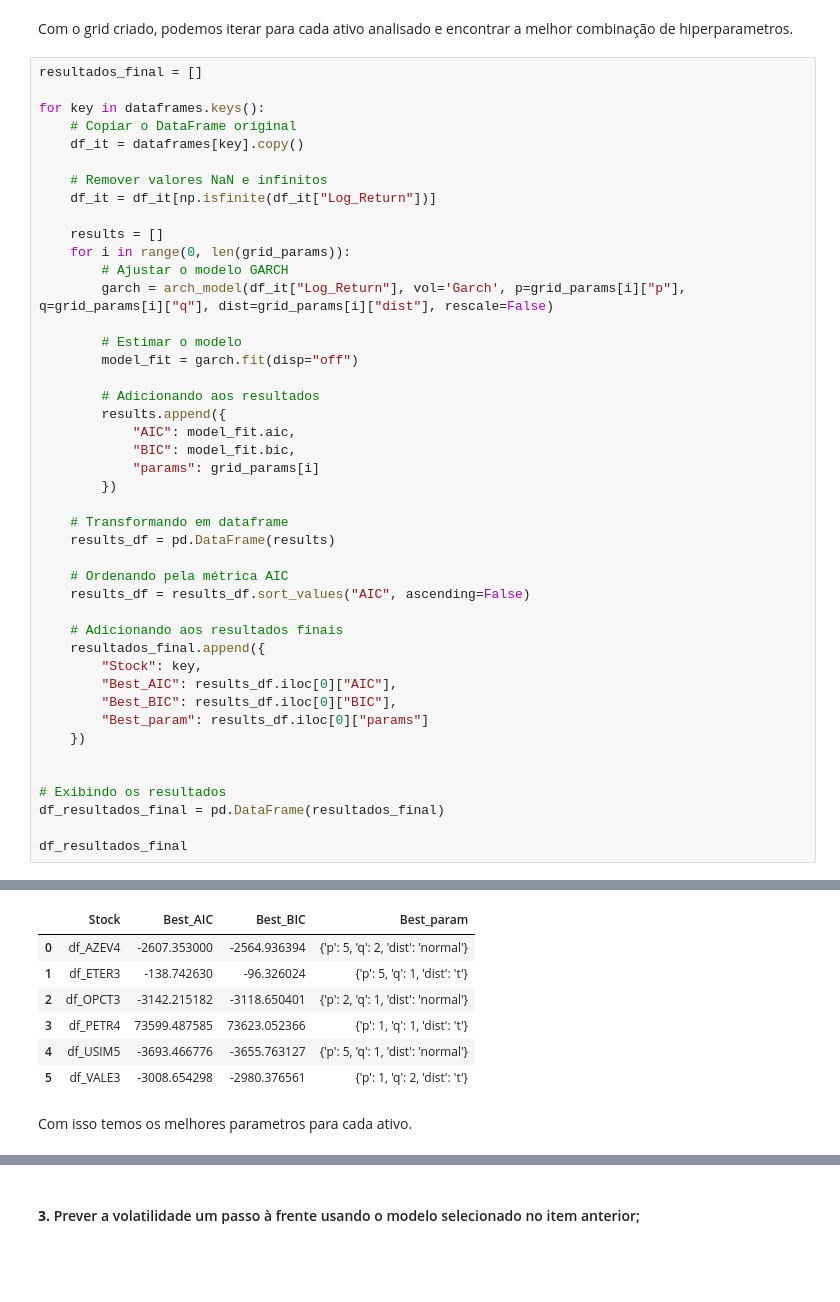
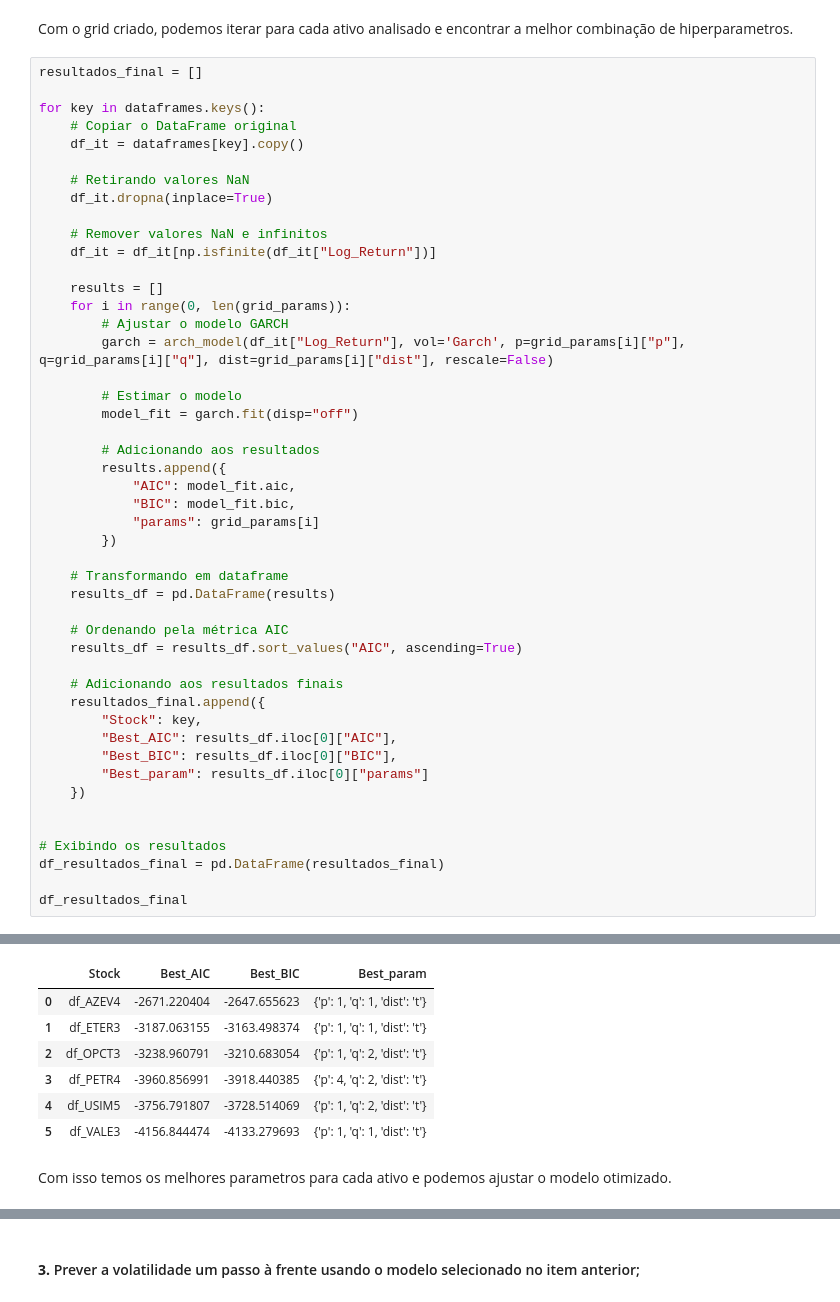
Before and after one commit to murilocechin/financial_analytics_final, a Jupyter notebook: tarefas.ipynb, the cells around one changed output, grey strips where cells are left out. Drawn from its saved outputs; the diff is of its cells as text; blank space fills up the shorter version.

```diff
--- a/tarefas.ipynb
+++ b/tarefas.ipynb
@@ -319,6 +319,9 @@ resultados_final = []
 for key in dataframes.keys():
     # Copiar o DataFrame original
     df_it = dataframes[key].copy()
+
+    # Retirando valores NaN
+    df_it.dropna(inplace=True)
 
     # Remover valores NaN e infinitos
     df_it = df_it[np.isfinite(df_it["Log_Return"])]
@@ -342,40 +345,40 @@ for key in dataframes.keys():
     results_df = pd.DataFrame(results)
 
     # Ordenando pela métrica AIC
-    results_df = results_df.sort_values("AIC", ascending=False)
+    results_df = results_df.sort_values("AIC", ascending=True)
 
     # Adicionando aos resultados finais
     resultados_final.append({
         "Stock": key,
         "Best_AIC": results_df.iloc[0]["AIC"],
         "Best_BIC": results_df.iloc[0]["BIC"],
         "Best_param": results_df.iloc[0]["params"]
     })
 
 
 # Exibindo os resultados
 df_resultados_final = pd.DataFrame(resultados_final)
 
 df_resultados_final
 # %% [output]
 Inequality constraints incompatible
 See scipy.optimize.fmin_slsqp for code meaning.
 
   warnings.warn(
 Positive directional derivative for linesearch
 See scipy.optimize.fmin_slsqp for code meaning.
 
   warnings.warn(
 Positive directional derivative for linesearch
 See scipy.optimize.fmin_slsqp for code meaning.
 
   warnings.warn(
 |  | Stock | Best_AIC | Best_BIC | Best_param |
-| 0 | df_AZEV4 | -2607.353000 | -2564.936394 | {'p': 5, 'q': 2, 'dist': 'normal'} |
-| 1 | df_ETER3 | -138.742630 | -96.326024 | {'p': 5, 'q': 1, 'dist': 't'} |
-| 2 | df_OPCT3 | -3142.215182 | -3118.650401 | {'p': 2, 'q': 1, 'dist': 'normal'} |
-| 3 | df_PETR4 | 73599.487585 | 73623.052366 | {'p': 1, 'q': 1, 'dist': 't'} |
-| 4 | df_USIM5 | -3693.466776 | -3655.763127 | {'p': 5, 'q': 1, 'dist': 'normal'} |
-| 5 | df_VALE3 | -3008.654298 | -2980.376561 | {'p': 1, 'q': 2, 'dist': 't'} |
+| 0 | df_AZEV4 | -2671.220404 | -2647.655623 | {'p': 1, 'q': 1, 'dist': 't'} |
+| 1 | df_ETER3 | -3187.063155 | -3163.498374 | {'p': 1, 'q': 1, 'dist': 't'} |
+| 2 | df_OPCT3 | -3238.960791 | -3210.683054 | {'p': 1, 'q': 2, 'dist': 't'} |
+| 3 | df_PETR4 | -3960.856991 | -3918.440385 | {'p': 4, 'q': 2, 'dist': 't'} |
+| 4 | df_USIM5 | -3756.791807 | -3728.514069 | {'p': 1, 'q': 2, 'dist': 't'} |
+| 5 | df_VALE3 | -4156.844474 | -4133.279693 | {'p': 1, 'q': 1, 'dist': 't'} |
 # %% [markdown]
-Com isso temos os melhores parametros para cada ativo.
+Com isso temos os melhores parametros para cada ativo e podemos ajustar o modelo otimizado.
```
Also changed, not shown: parts of 22 cells of this notebook.
